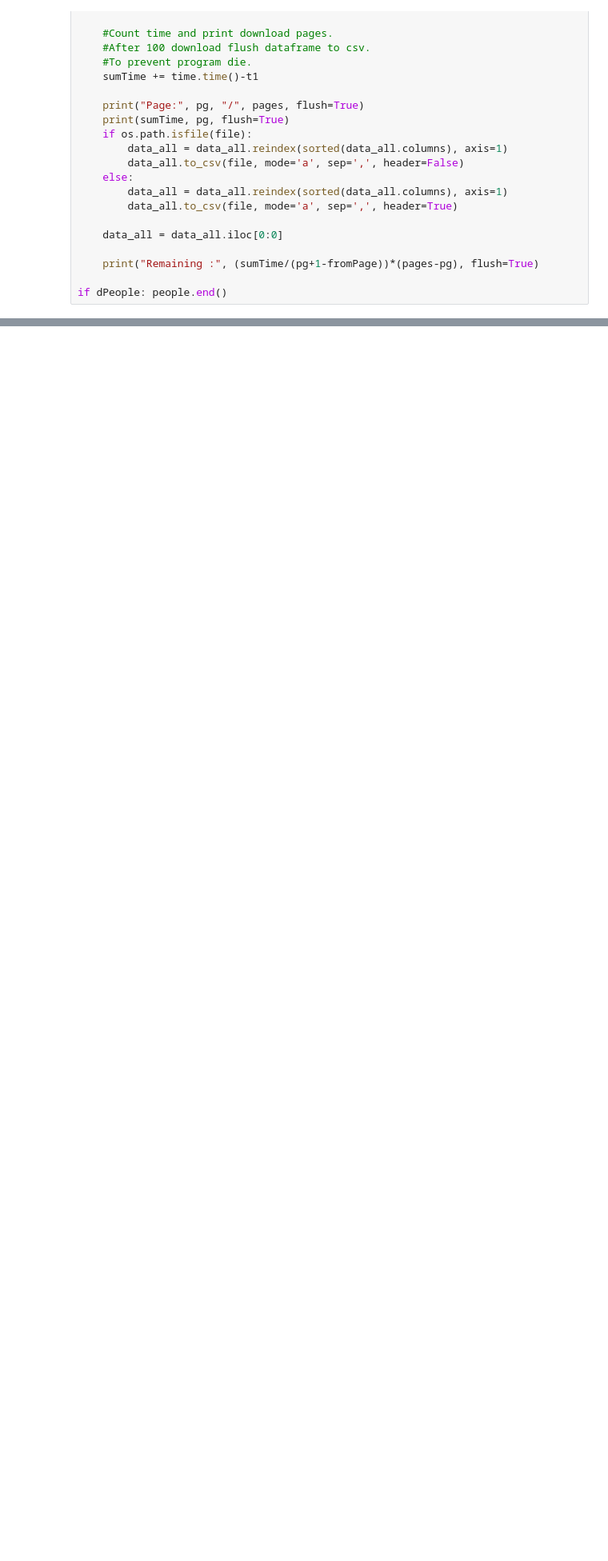
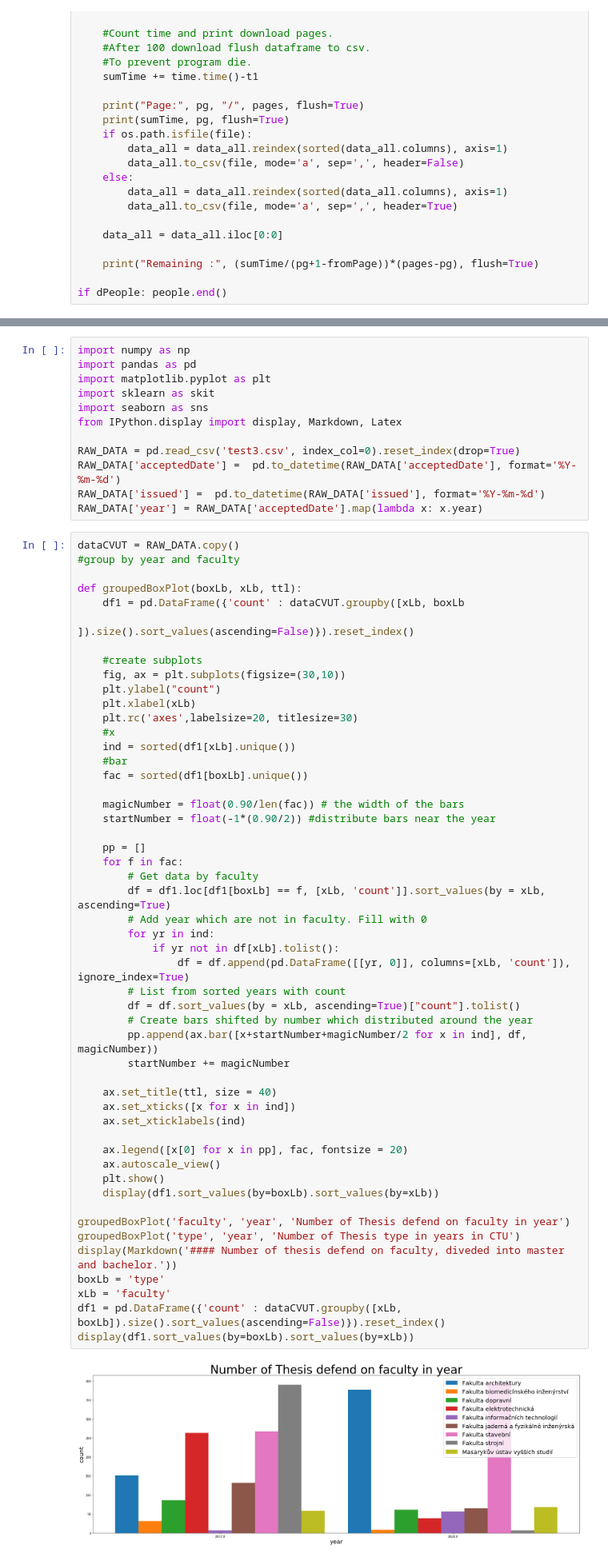
Before and after one commit to martilad/MI-PDD2018_tasks, a Jupyter notebook: 01/homework_01_B181.ipynb, the cells around one changed output, grey strips where cells are left out. Shown: that part at 80% size. Cells and saved outputs as stored; diff of their text form; blank space fills up the shorter version.

```diff
--- a/01/homework_01_B181.ipynb
+++ b/01/homework_01_B181.ipynb
@@ -341,0 +261,65 @@ ValueError: shape mismatch: objects cannot be broadcast to a single shape
+# %%
+import numpy as np
+import pandas as pd
+import matplotlib.pyplot as plt
+import sklearn as skit
+import seaborn as sns
+from IPython.display import display, Markdown, Latex
+
+RAW_DATA = pd.read_csv('test3.csv', index_col=0).reset_index(drop=True)
+RAW_DATA['acceptedDate'] =  pd.to_datetime(RAW_DATA['acceptedDate'], format='%Y-%m-%d')
+RAW_DATA['issued'] =  pd.to_datetime(RAW_DATA['issued'], format='%Y-%m-%d')
+RAW_DATA['year'] = RAW_DATA['acceptedDate'].map(lambda x: x.year)
+# %%
+dataCVUT = RAW_DATA.copy()
+#group by year and faculty
+
+def groupedBoxPlot(boxLb, xLb, ttl):
+    df1 = pd.DataFrame({'count' : dataCVUT.groupby([xLb, boxLb
+                                    ]).size().sort_values(ascending=False)}).reset_index()
+
+    #create subplots
+    fig, ax = plt.subplots(figsize=(30,10))
+    plt.ylabel("count")
+    plt.xlabel(xLb)
+    plt.rc('axes',labelsize=20, titlesize=30)
+    #x
+    ind = sorted(df1[xLb].unique())
+    #bar
+    fac = sorted(df1[boxLb].unique())
+
+    magicNumber = float(0.90/len(fac)) # the width of the bars
+    startNumber = float(-1*(0.90/2)) #distribute bars near the year
+
+    pp = []
+    for f in fac:
+        # Get data by faculty
+        df = df1.loc[df1[boxLb] == f, [xLb, 'count']].sort_values(by = xLb, ascending=True)
+        # Add year which are not in faculty. Fill with 0
+        for yr in ind:
+            if yr not in df[xLb].tolist():
+                df = df.append(pd.DataFrame([[yr, 0]], columns=[xLb, 'count']), ignore_index=True)
+        # List from sorted years with count
+        df = df.sort_values(by = xLb, ascending=True)["count"].tolist()
+        # Create bars shifted by number which distributed around the year
+        pp.append(ax.bar([x+startNumber+magicNumber/2 for x in ind], df, magicNumber))
+        startNumber += magicNumber
+
+    ax.set_title(ttl, size = 40)
+    ax.set_xticks([x for x in ind])
+    ax.set_xticklabels(ind)
+
+    ax.legend([x[0] for x in pp], fac, fontsize = 20)
+    ax.autoscale_view()
+    plt.show()
+    display(df1.sort_values(by=boxLb).sort_values(by=xLb))
+
+groupedBoxPlot('faculty', 'year', 'Number of Thesis defend on faculty in year')
+groupedBoxPlot('type', 'year', 'Number of Thesis type in years in CTU')
+display(Markdown('#### Number of thesis defend on faculty, diveded into master and bachelor.'))
+boxLb = 'type'
+xLb = 'faculty'
+df1 = pd.DataFrame({'count' : dataCVUT.groupby([xLb, boxLb]).size().sort_values(ascending=False)}).reset_index()
+display(df1.sort_values(by=boxLb).sort_values(by=xLb))
+# %% [output]
+[figure, added]
```
Also changed, not shown: parts of 7 cells of this notebook.
